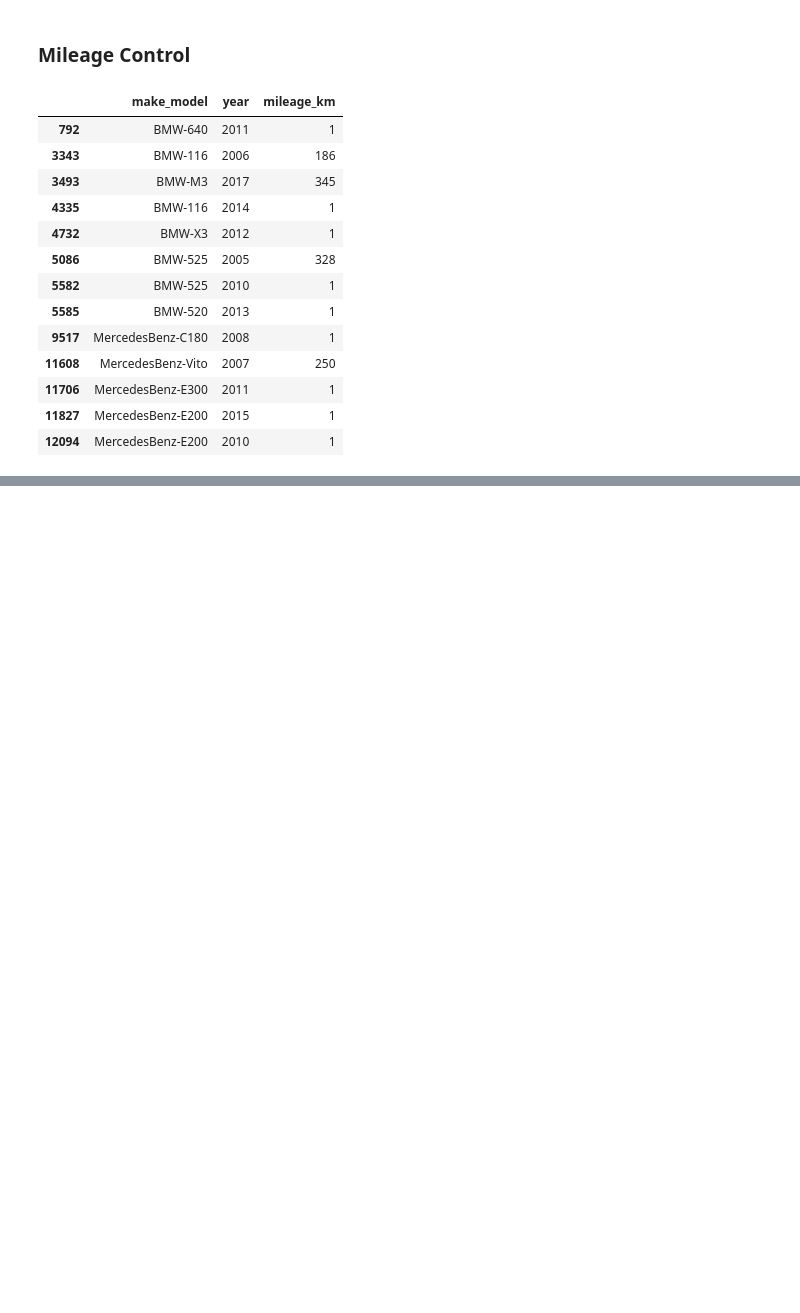
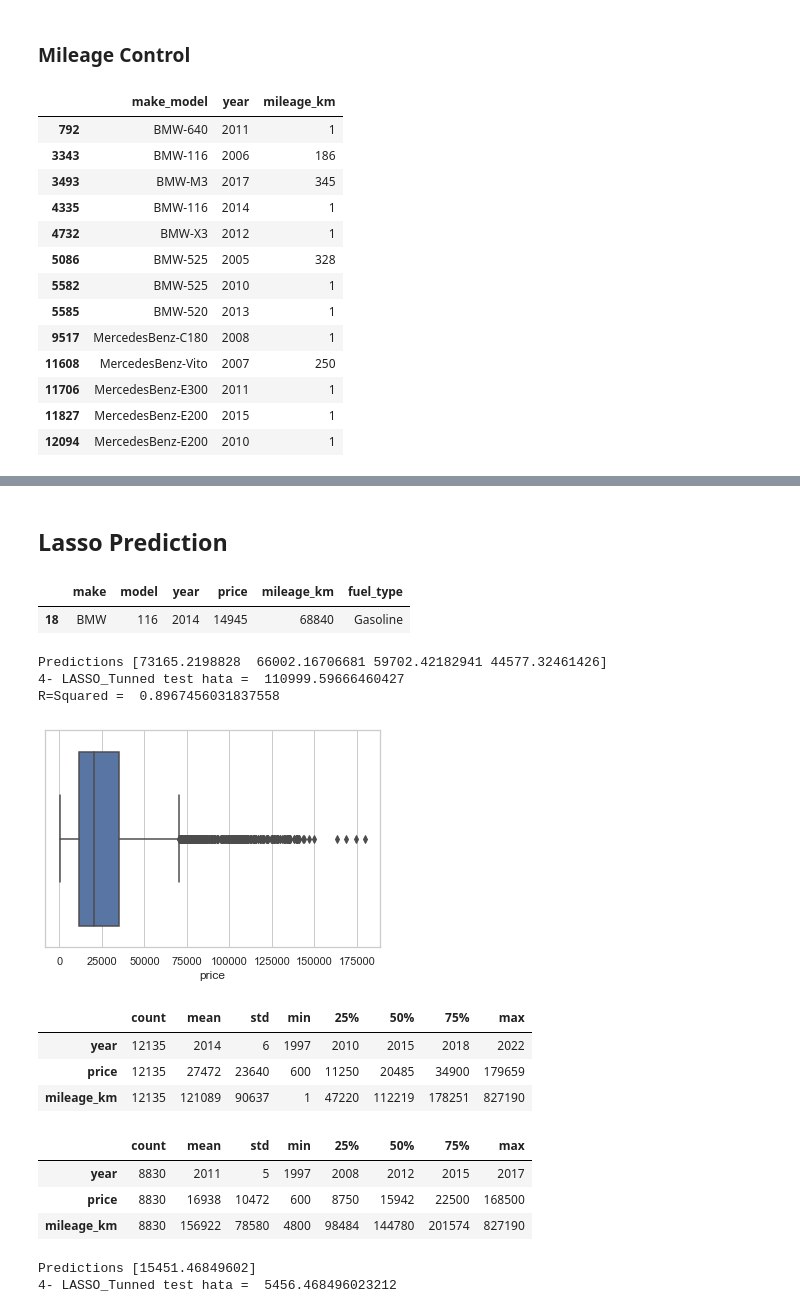
Before and after one commit to abdullahcayde/Auto_Scout_Project, a Jupyter notebook: auto_02.ipynb, the cells around one changed output, grey strips where cells are left out. Saved outputs shown, nothing was run; the diff lists cells and outputs as text; code cells hidden in the pictures; blank space fills up the shorter version.

```diff
--- a/auto_02.ipynb
+++ b/auto_02.ipynb
@@ -568,0 +849,5 @@ df.loc[(df.mileage_km < 2500) & (df.year < 2020) , ['make_model', 'year', 'milea
+# %%
+pd.set_option('display.float_format', lambda x: '%.0f' % x)
+df = pd.read_csv('df_15column.csv', index_col=[0], usecols=[0,1,2,4,5,6])
+
+df.head(2)
@@ -568,0 +1021,3 @@ df.loc[(df.mileage_km < 2500) & (df.year < 2020) , ['make_model', 'year', 'milea
+# %%
+df[['make', 'model']] = df.make_model.str.split('-', expand= True)
+df.head(1)
@@ -568,0 +1033,3 @@ df.loc[(df.mileage_km < 2500) & (df.year < 2020) , ['make_model', 'year', 'milea
+# %%
+df = df[['make', 'model', 'year', 'price', 'mileage_km', 'fuel_type']]
+df.head(1)
@@ -568,0 +1164,48 @@ df.loc[(df.mileage_km < 2500) & (df.year < 2020) , ['make_model', 'year', 'milea
+# %% [markdown]
+## Lasso Prediction
+# %%
+X_deneme = X.loc[df.price < 15000]
+df.loc[[18]]
+# %% [output]
+|  | make | model | year | price | mileage_km | fuel_type |
+| 18 | BMW | 116 | 2014 | 14945 | 68840 | Gasoline |
+# %%
+X_deneme = X.loc[df.price > 150000]
+
+print('Predictions',lasso_tuned.predict(X_deneme))
+
+print('4- LASSO_Tunned test hata = ',np.sqrt(mean_squared_error(df.loc[X_deneme.index].price, lasso_tuned.predict(X_deneme))))
+
+print('R=Squared = ', lasso_tuned.score(X_train, y_train))
+# %% [output]
+Predictions [73165.2198828  66002.16706681 59702.42182941 44577.32461426]
+4- LASSO_Tunned test hata =  110999.59666460427
+R=Squared =  0.8967456031837558
+# %%
+sns.boxplot(x= 'price' ,data=df);
+# %% [output]
+[figure, added]
+# %%
+df.describe().T
+# %% [output]
+|  | count | mean | std | min | 25% | 50% | 75% | max |
+| year | 12135 | 2014 | 6 | 1997 | 2010 | 2015 | 2018 | 2022 |
+| price | 12135 | 27472 | 23640 | 600 | 11250 | 20485 | 34900 | 179659 |
+| mileage_km | 12135 | 121089 | 90637 | 1 | 47220 | 112219 | 178251 | 827190 |
+# %%
+df.loc[df.year < 2018].describe().T
+# %% [output]
+|  | count | mean | std | min | 25% | 50% | 75% | max |
+| year | 8830 | 2011 | 5 | 1997 | 2008 | 2012 | 2015 | 2017 |
+| price | 8830 | 16938 | 10472 | 600 | 8750 | 15942 | 22500 | 168500 |
+| mileage_km | 8830 | 156922 | 78580 | 4800 | 98484 | 144780 | 201574 | 827190 |
+# %%
+index_ = 1956
+X_deneme = X.loc[[index_], : ]
+
+print('Predictions',lasso_tuned.predict(X_deneme))
+
+print('4- LASSO_Tunned test hata = ',np.sqrt(mean_squared_error(df.loc[X_deneme.index].price, lasso_tuned.predict(X_deneme))))
+# %% [output]
+Predictions [15451.46849602]
+4- LASSO_Tunned test hata =  5456.468496023212
```
Also changed, not shown: parts of 90 cells of this notebook, 2 other files.
